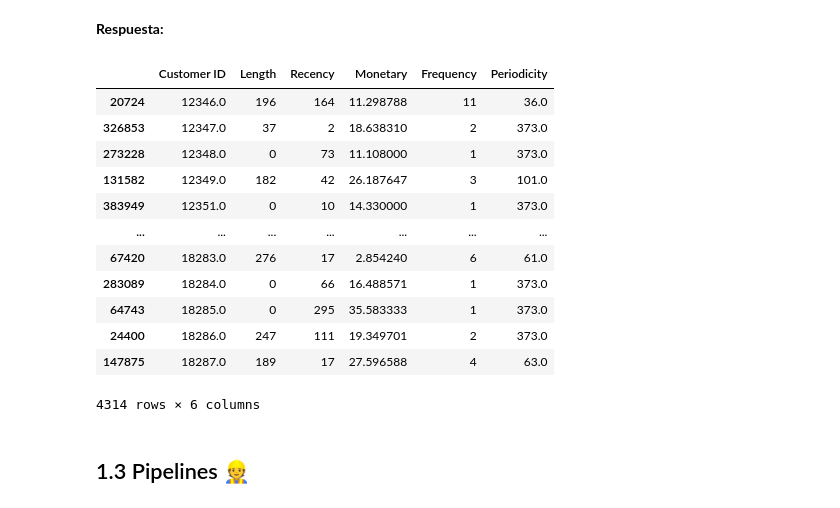
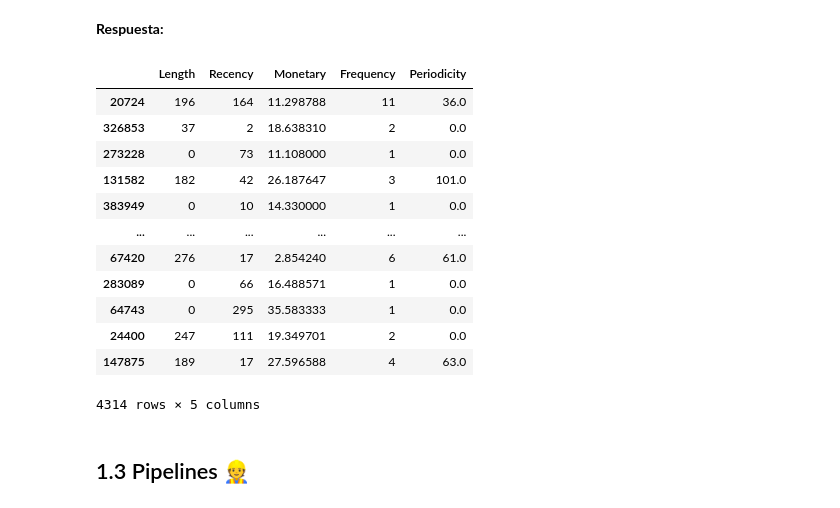
Before and after one commit to mvarasg/MDS7202-Lab-Programacion-Cientifica-MDS, a Jupyter notebook: lab7/Laboratorio7_Respuestas.ipynb, the cells around one changed output. Drawn from its saved outputs; the diff is of its cells as text; code cells hidden in the pictures.

```diff
--- a/lab7/Laboratorio7_Respuestas.ipynb
+++ b/lab7/Laboratorio7_Respuestas.ipynb
@@ -177,27 +177,27 @@ def custom_features(dataframe_in):
     df = df.drop_duplicates(subset=['Invoice'])
     df['IVT'] = df.groupby('Customer ID')['Date'].diff()
     df['Periodicity'] = df.groupby('Customer ID')['IVT'].transform('std').dt.days
-    df['Periodicity'] = df['Periodicity'].fillna((df['Date'].max()-df['Date'].min()).days)
+    df['Periodicity'] = df['Periodicity'].fillna(0)
 
     dataframe_out = df[['Customer ID','Length','Recency','Monetary','Frequency', 'Periodicity']]
 
     return dataframe_out.drop_duplicates().sort_values('Customer ID')
-# %%
-custom_features(df_retail)
-# %% [output]
-|  | Customer ID | Length | Recency | Monetary | Frequency | Periodicity |
-| 20724 | 12346.0 | 196 | 164 | 11.298788 | 11 | 36.0 |
-| 326853 | 12347.0 | 37 | 2 | 18.638310 | 2 | 373.0 |
-| 273228 | 12348.0 | 0 | 73 | 11.108000 | 1 | 373.0 |
-| 131582 | 12349.0 | 182 | 42 | 26.187647 | 3 | 101.0 |
-| 383949 | 12351.0 | 0 | 10 | 14.330000 | 1 | 373.0 |
-| ... | ... | ... | ... | ... | ... | ... |
-| 67420 | 18283.0 | 276 | 17 | 2.854240 | 6 | 61.0 |
-| 283089 | 18284.0 | 0 | 66 | 16.488571 | 1 | 373.0 |
-| 64743 | 18285.0 | 0 | 295 | 35.583333 | 1 | 373.0 |
-| 24400 | 18286.0 | 247 | 111 | 19.349701 | 2 | 373.0 |
-| 147875 | 18287.0 | 189 | 17 | 27.596588 | 4 | 63.0 |
-4314 rows × 6 columns
+# %%
+custom_features(df_retail)[['Length','Recency','Monetary','Frequency', 'Periodicity']]
+# %% [output]
+|  | Length | Recency | Monetary | Frequency | Periodicity |
+| 20724 | 196 | 164 | 11.298788 | 11 | 36.0 |
+| 326853 | 37 | 2 | 18.638310 | 2 | 0.0 |
+| 273228 | 0 | 73 | 11.108000 | 1 | 0.0 |
+| 131582 | 182 | 42 | 26.187647 | 3 | 101.0 |
+| 383949 | 0 | 10 | 14.330000 | 1 | 0.0 |
+| ... | ... | ... | ... | ... | ... |
+| 67420 | 276 | 17 | 2.854240 | 6 | 61.0 |
+| 283089 | 0 | 66 | 16.488571 | 1 | 0.0 |
+| 64743 | 0 | 295 | 35.583333 | 1 | 0.0 |
+| 24400 | 247 | 111 | 19.349701 | 2 | 0.0 |
+| 147875 | 189 | 17 | 27.596588 | 4 | 63.0 |
+4314 rows × 5 columns
 # %% [markdown]
 ## 1.3 Pipelines 👷
 # %% [markdown]
```
Also changed, not shown: parts of 5 cells of this notebook.
